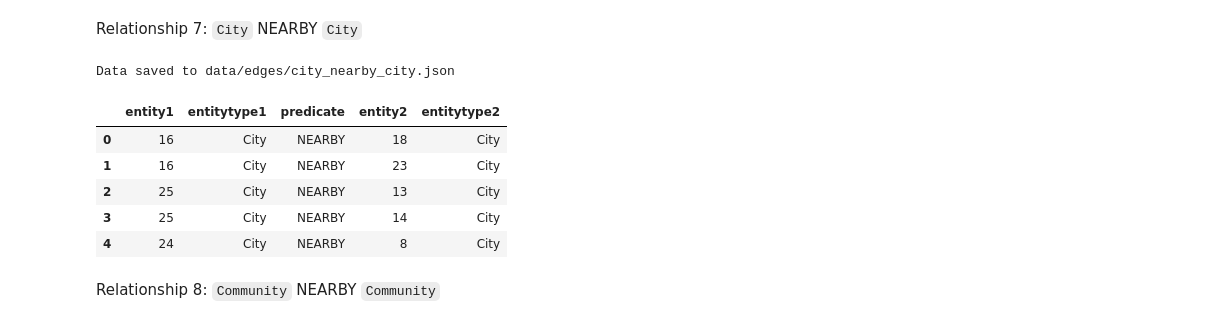
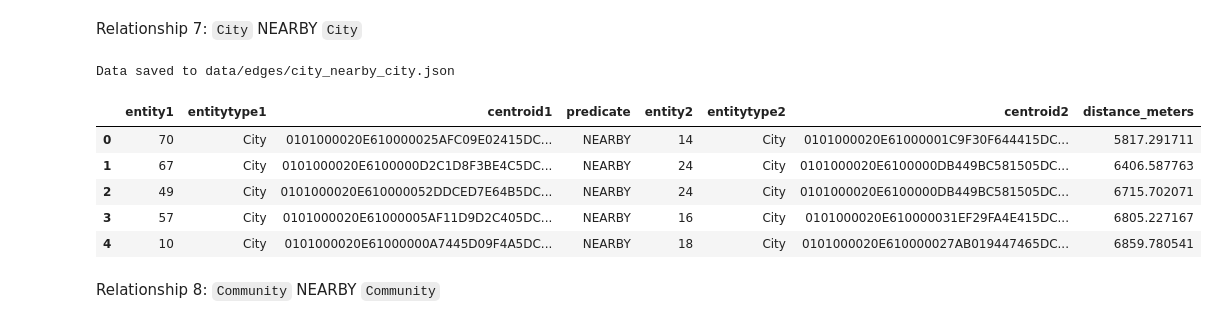
Before and after one commit to swhoyle/business-opportunity-graph, a Jupyter notebook: notebooks/02_extract_edges.ipynb, the cells around one changed output. Cells and saved outputs as stored; diff of their text form; code cells hidden in the pictures.

```diff
--- a/notebooks/02_extract_edges.ipynb
+++ b/notebooks/02_extract_edges.ipynb
@@ -253,29 +346,75 @@ Data saved to data/edges/community_adjacent_to_community.json
 Relationship 7: `City` NEARBY `City`
 # %%
 df = query_db("""
+    WITH cte AS (
     SELECT
-        city AS entity1,
+        c.city AS entity1,
         'City' AS entitytype1,
         'NEARBY' AS predicate,
-        unnest(nearby_cities) AS entity2,
-        'City' AS entitytype2
-    FROM city_neighborhoods
+        unnest(c.nearby_cities) AS entity2,
+        'City' AS entitytype2,
+        ST_Union(op.way) AS geom1
+    FROM city_neighborhoods c
+    LEFT JOIN osm_planet_socal_2025.osn_names ons
+        ON c.city = ons.name
+        AND ons.geom_type = 'polygon'
+    LEFT JOIN osm_planet_socal_2025.planet_osm_polygon op
+        ON ons.osm_id = op.osm_id
+        AND ons.geom_type = 'polygon'
+    WHERE op.osm_id < 0
+      AND county = 'San Diego'
+    GROUP BY c.city, nearby_cities
+),
+centroids AS (
+    SELECT
+        entity1,
+        entitytype1,
+        predicate,
+        entity2,
+        entitytype2,
+        ST_Centroid(ST_Transform(geom1, 4326)) AS centroid1
+    FROM cte
+),
+centroids2 AS (
+    -- get centroid for the entity2 city
+    SELECT
+        c1.*,
+        ST_Centroid(ST_Transform(op.way, 4326)) AS centroid2
+    FROM centroids c1
+    JOIN osm_planet_socal_2025.osn_names ons
+        ON c1.entity2 = ons.name
+        AND ons.geom_type = 'polygon'
+    JOIN osm_planet_socal_2025.planet_osm_polygon op
+        ON ons.osm_id = op.osm_id
+        AND ons.geom_type = 'polygon'
+)
+SELECT
+    entity1,
+    entitytype1,
+    centroid1,
+    predicate,
+    entity2,
+    entitytype2,
+    centroid2,
+    ST_DistanceSphere(centroid1, centroid2) AS distance_meters
+FROM centroids2
+ORDER BY distance_meters;
 """)
 df["entity1"] = df["entity1"].map(dict(zip(city_df["name"], city_df["id"])))
 df["entity2"] = df["entity2"].map(dict(zip(city_df["name"], city_df["id"])))
 df = df[df["entity1"].notnull() & df["entity2"].notnull()]
 df["entity1"] = df["entity1"].astype(int)
 df["entity2"] = df["entity2"].astype(int)
 save_df_to_json(df, "city_nearby_city.json")
 df.head()
 # %% [output]
 Data saved to data/edges/city_nearby_city.json
-|  | entity1 | entitytype1 | predicate | entity2 | entitytype2 |
-| 0 | 16 | City | NEARBY | 18 | City |
-| 1 | 16 | City | NEARBY | 23 | City |
-| 2 | 25 | City | NEARBY | 13 | City |
-| 3 | 25 | City | NEARBY | 14 | City |
-| 4 | 24 | City | NEARBY | 8 | City |
+|  | entity1 | entitytype1 | centroid1 | predicate | entity2 | entitytype2 | centroid2 | distance_meters |
+| 0 | 70 | City | 0101000020E610000025AFC09E02415DC... | NEARBY | 14 | City | 0101000020E61000001C9F30F644415DC... | 5817.291711 |
+| 1 | 67 | City | 0101000020E6100000D2C1D8F3BE4C5DC... | NEARBY | 24 | City | 0101000020E6100000DB449BC581505DC... | 6406.587763 |
+| 2 | 49 | City | 0101000020E610000052DDCED7E64B5DC... | NEARBY | 24 | City | 0101000020E6100000DB449BC581505DC... | 6715.702071 |
+| 3 | 57 | City | 0101000020E61000005AF11D9D2C405DC... | NEARBY | 16 | City | 0101000020E610000031EF29FA4E415DC... | 6805.227167 |
+| 4 | 10 | City | 0101000020E61000000A7445D09F4A5DC... | NEARBY | 18 | City | 0101000020E610000027AB019447465DC... | 6859.780541 |
 # %% [markdown]
 Relationship 8: `Community` NEARBY `Community`
 # %%
```
Also changed, not shown: parts of 5 cells of this notebook.
